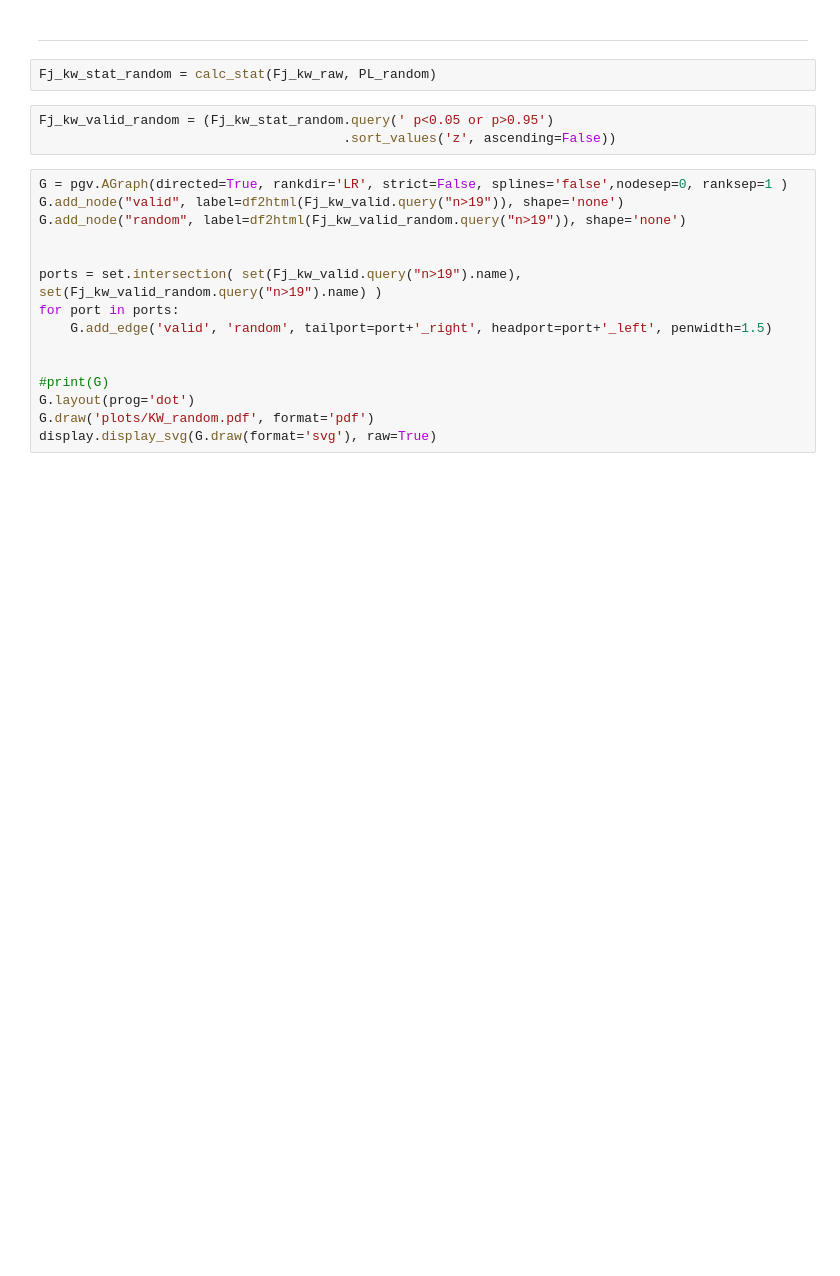
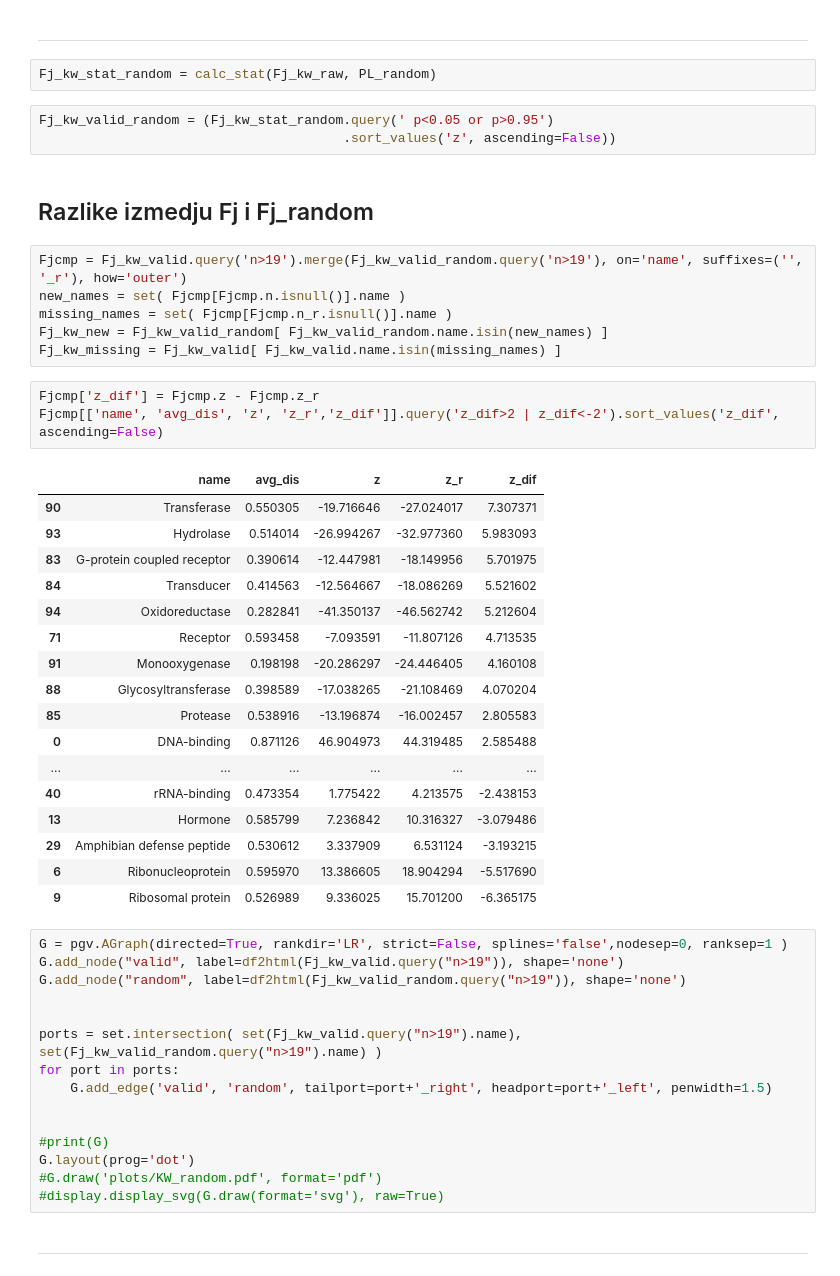
Before and after one commit to gvinterhalter/MASTER2, a Jupyter notebook: 2.0 Analiza.ipynb, the cells around one changed output. Cells and saved outputs as stored; diff of their text form; blank space fills up the shorter version.

```diff
--- a/2.0 Analiza.ipynb
+++ b/2.0 Analiza.ipynb
@@ -251,6 +286,35 @@ Fj_kw_stat_random = calc_stat(Fj_kw_raw, PL_random)
 # %%
 Fj_kw_valid_random = (Fj_kw_stat_random.query(' p<0.05 or p>0.95')
                                        .sort_values('z', ascending=False))
+# %% [markdown]
+## Razlike izmedju Fj i Fj_random
+# %%
+Fjcmp = Fj_kw_valid.query('n>19').merge(Fj_kw_valid_random.query('n>19'), on='name', suffixes=('', '_r'), how='outer')
+new_names = set( Fjcmp[Fjcmp.n.isnull()].name )
+missing_names = set( Fjcmp[Fjcmp.n_r.isnull()].name )
+Fj_kw_new = Fj_kw_valid_random[ Fj_kw_valid_random.name.isin(new_names) ]
+Fj_kw_missing = Fj_kw_valid[ Fj_kw_valid.name.isin(missing_names) ]
+# %%
+Fjcmp['z_dif'] = Fjcmp.z - Fjcmp.z_r
+Fjcmp[['name', 'avg_dis', 'z', 'z_r','z_dif']].query('z_dif>2 | z_dif<-2').sort_values('z_dif', ascending=False)
+# %% [output]
+|  | name | avg_dis | z | z_r | z_dif |
+| 90 | Transferase | 0.550305 | -19.716646 | -27.024017 | 7.307371 |
+| 93 | Hydrolase | 0.514014 | -26.994267 | -32.977360 | 5.983093 |
+| 83 | G-protein coupled receptor | 0.390614 | -12.447981 | -18.149956 | 5.701975 |
+| 84 | Transducer | 0.414563 | -12.564667 | -18.086269 | 5.521602 |
+| 94 | Oxidoreductase | 0.282841 | -41.350137 | -46.562742 | 5.212604 |
+| 71 | Receptor | 0.593458 | -7.093591 | -11.807126 | 4.713535 |
+| 91 | Monooxygenase | 0.198198 | -20.286297 | -24.446405 | 4.160108 |
+| 88 | Glycosyltransferase | 0.398589 | -17.038265 | -21.108469 | 4.070204 |
+| 85 | Protease | 0.538916 | -13.196874 | -16.002457 | 2.805583 |
+| 0 | DNA-binding | 0.871126 | 46.904973 | 44.319485 | 2.585488 |
+| ... | ... | ... | ... | ... | ... |
+| 40 | rRNA-binding | 0.473354 | 1.775422 | 4.213575 | -2.438153 |
+| 13 | Hormone | 0.585799 | 7.236842 | 10.316327 | -3.079486 |
+| 29 | Amphibian defense peptide | 0.530612 | 3.337909 | 6.531124 | -3.193215 |
+| 6 | Ribonucleoprotein | 0.595970 | 13.386605 | 18.904294 | -5.517690 |
+| 9 | Ribosomal protein | 0.526989 | 9.336025 | 15.701200 | -6.365175 |
 # %%
 G = pgv.AGraph(directed=True, rankdir='LR', strict=False, splines='false',nodesep=0, ranksep=1 )
 G.add_node("valid", label=df2html(Fj_kw_valid.query("n>19")), shape='none')
@@ -264,5 +328,7 @@ for port in ports:
 
 #print(G)
 G.layout(prog='dot')
-G.draw('plots/KW_random.pdf', format='pdf')
-display.display_svg(G.draw(format='svg'), raw=True)
+#G.draw('plots/KW_random.pdf', format='pdf')
+#display.display_svg(G.draw(format='svg'), raw=True)
+# %% [markdown]
+------
```
Also changed, not shown: parts of 29 cells of this notebook, 8 other files.
